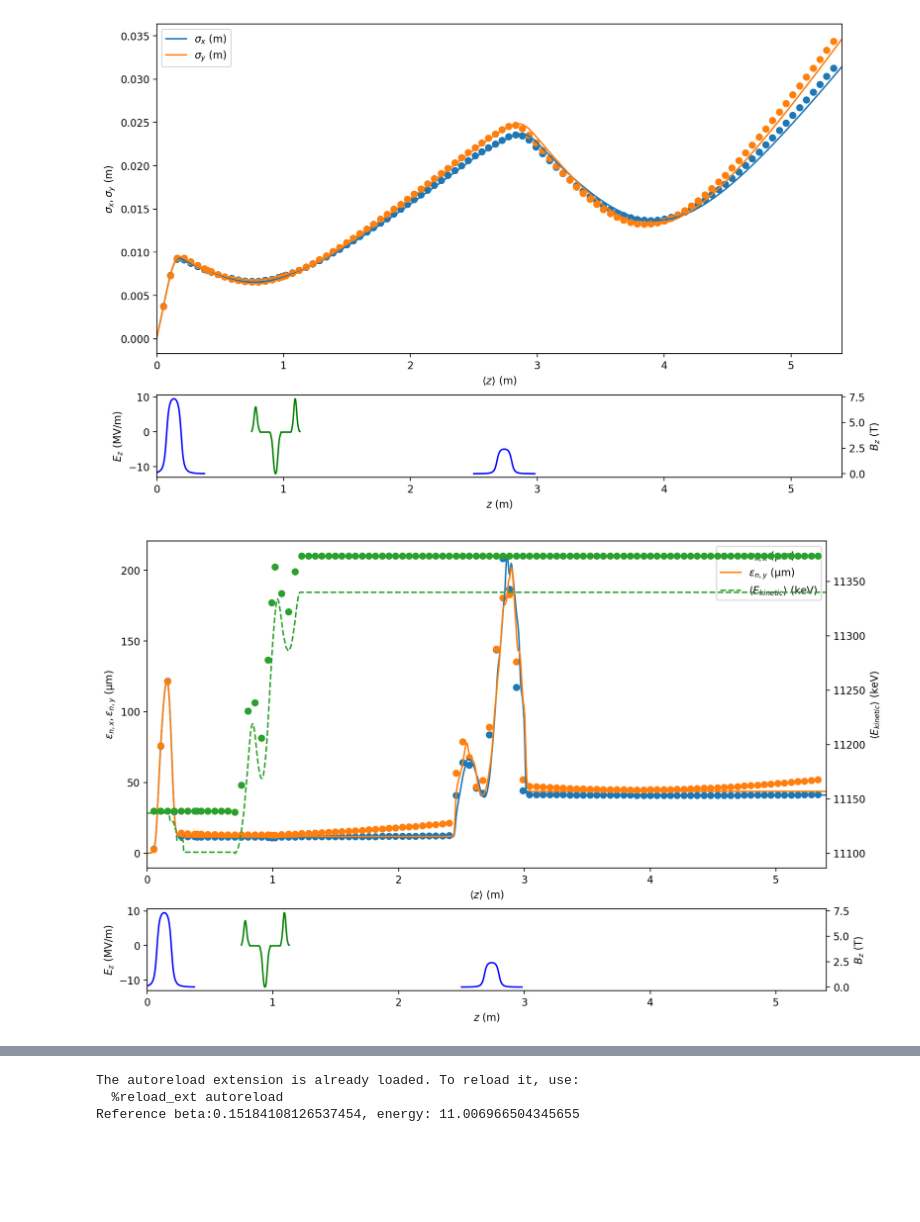
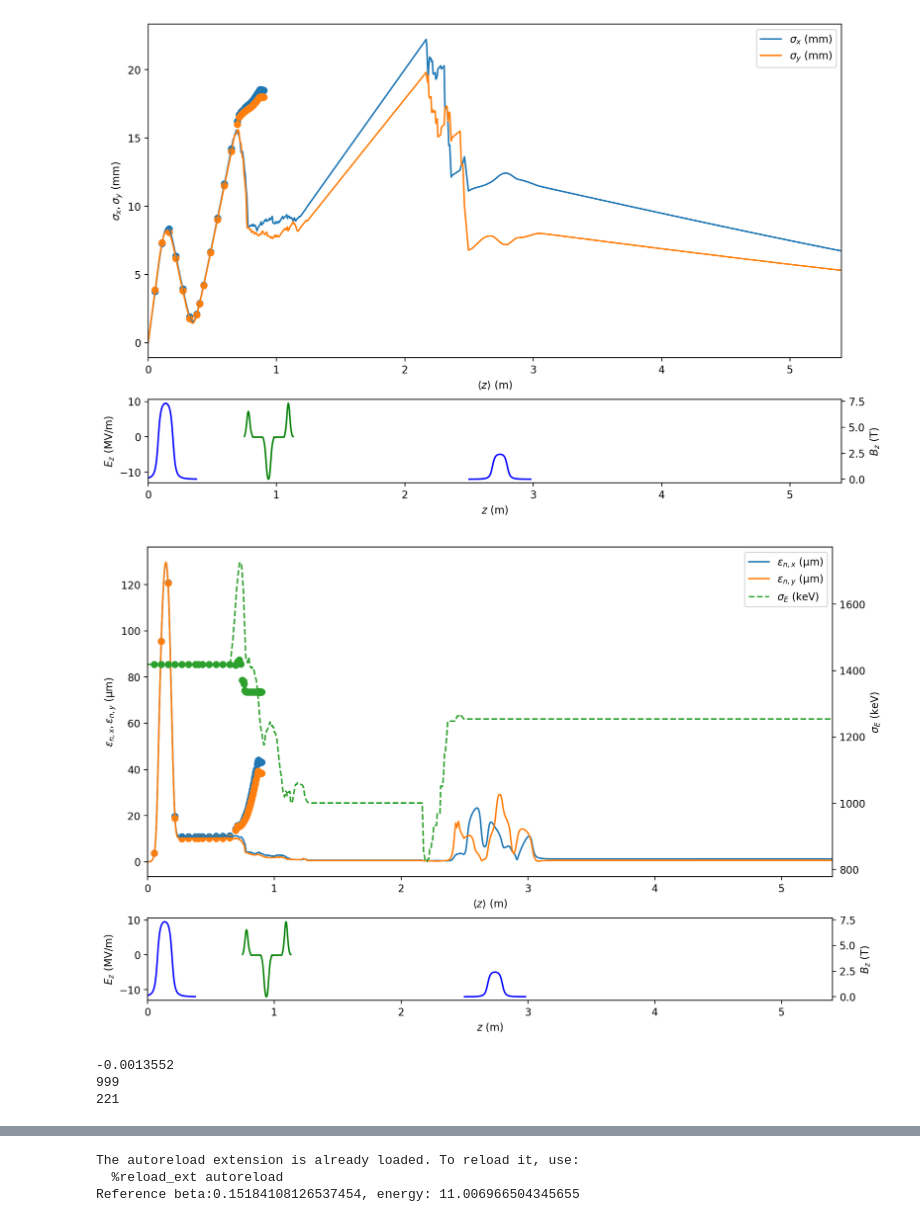
Before and after one commit to DanielDewitt/TNSA_Optimizer, a Jupyter notebook: sandbox.ipynb, the cells around one changed output, grey strips where cells are left out. Drawn from its saved outputs; the diff is of its cells as text; code cells hidden in the pictures; blank space fills up the shorter version.

```diff
--- a/sandbox.ipynb
+++ b/sandbox.ipynb
@@ -13,11 +13,11 @@ matplotlib.rcParams['figure.figsize'] = (12,8)
 
 A0 = Astra("astra.in")
 
-b_field = 9.3
+b_field = 11.8
 A0.input['solenoid']['MaxB(1)'] = b_field
 A0.input['newrun']['zstop'] = 5.4
 #A0.input['output']['M_Zlist'] = 4500
-#A0.input['aperture']['lapert'] = False
+A0.input['aperture']['lapert'] = True
 #A0.input['aperture']['Ap_Z1(1)'] = 0
 #A0.input['aperture']['Ap_Z2(1)'] = 0.4
 
@@ -30,7 +30,7 @@ A0.verbose = True
 
 A0.run()
 A0.plot()
-A0.plot(['norm_emit_x', 'norm_emit_y'], y2='mean_kinetic_energy', xlim = (0, 5.4), figsize=(12,8) )
+A0.plot(['norm_emit_x', 'norm_emit_y'], y2='sigma_energy', xlim = (0, 5.4), figsize=(12,8) )
 # %% [output]
  --------------------------------------------------------------------------
 
@@ -48,6 +48,18 @@ A0.plot(['norm_emit_x', 'norm_emit_y'], y2='mean_kinetic_energy', xlim = (0, 5.4
 Loading fieldmap file /Users/dewitt/Desktop/Simulationen/git/TNSA_Optimizer/TNSA_Optimizer/cav_fit_rescaled.csv
 Loading fieldmap file /Users/dewitt/Desktop/Simulationen/git/TNSA_Optimizer/TNSA_Optimizer/light_solenoid_new.csv
 Loading fieldmap file /Users/dewitt/Desktop/Simulationen/git/TNSA_Optimizer/TNSA_Optimizer/cav_fit_rescaled.csv
 Loading fieldmap file /Users/dewitt/Desktop/Simulationen/git/TNSA_Optimizer/TNSA_Optimizer/light_solenoid_new.csv
-[figure, old version]
+[figure, new version]
-[figure, old version]
+[figure, new version]
+# %%
+#print(A0.output["stats"]["sigma_energy"][-1])
+print(A0.output["stats"]["mean_x"][-1])
+
+P = A0.output["particles"][-1]
+
+print(P["n_particle"])
+print(P["n_alive"])
+# %% [output]
+-0.0013552
+999
+221
```
Also changed, not shown: parts of 14 cells of this notebook, 3 other files.
